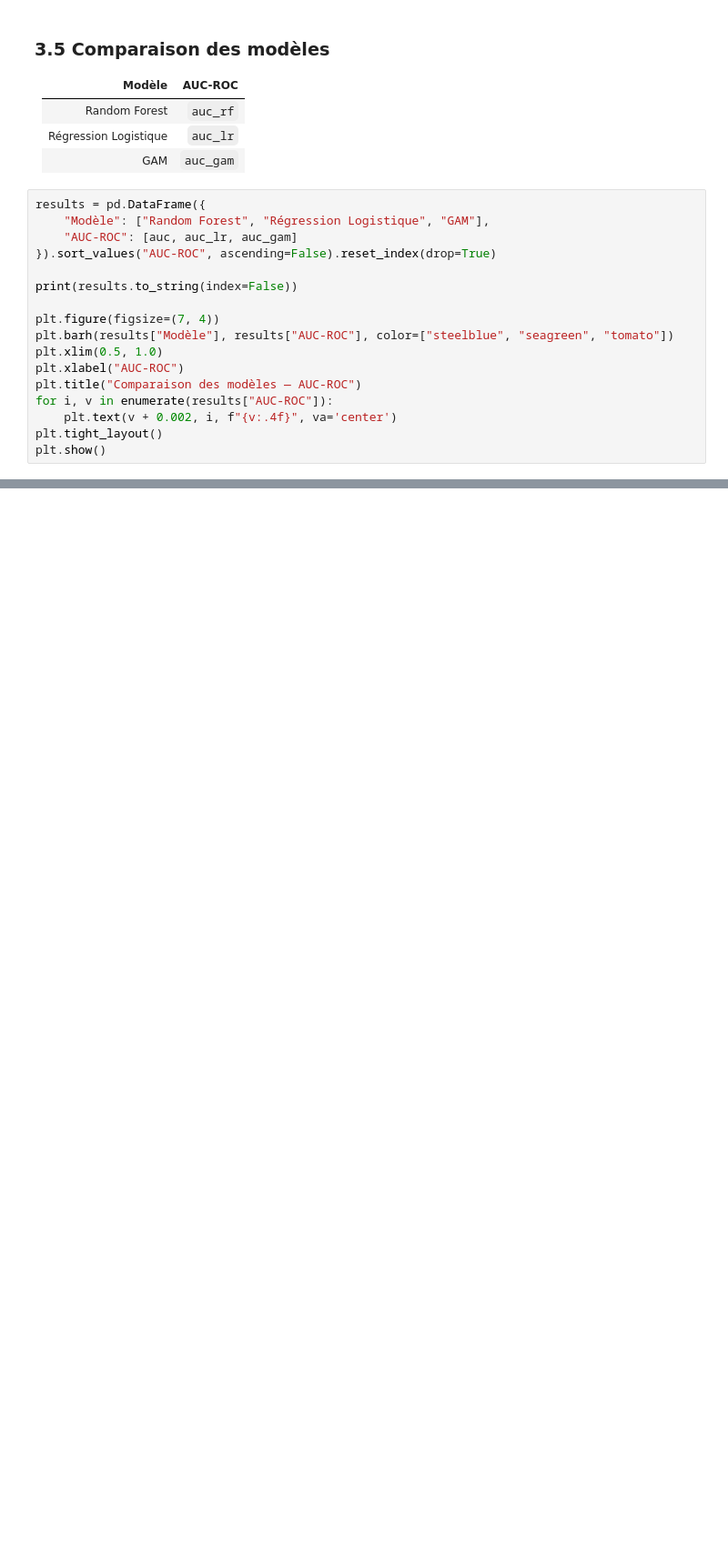
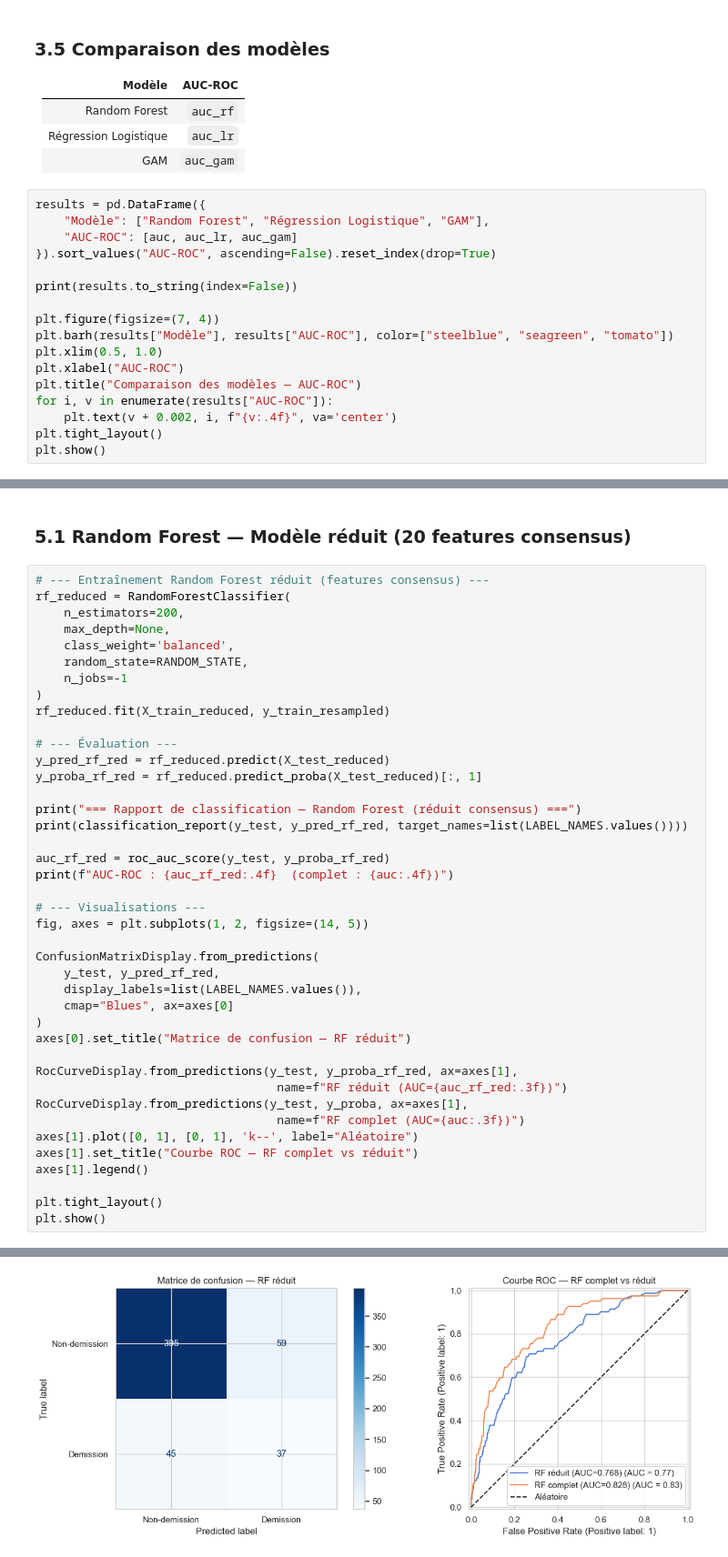
Before and after one commit to daphnemaschas/REXIA, a Jupyter notebook: notebooks/apprentissage.ipynb, the cells around one changed output, grey strips where cells are left out. Shown at 91% size. Drawn from its saved outputs; the diff is of its cells as text; blank space fills up the shorter version.

```diff
--- a/notebooks/apprentissage.ipynb
+++ b/notebooks/apprentissage.ipynb
@@ -445,0 +733,44 @@ plt.show()
+# %% [markdown]
+### 5.1 Random Forest — Modèle réduit (20 features consensus)
+# %%
+# --- Entraînement Random Forest réduit (features consensus) ---
+rf_reduced = RandomForestClassifier(
+    n_estimators=200,
+    max_depth=None,
+    class_weight='balanced',
+    random_state=RANDOM_STATE,
+    n_jobs=-1
+)
+rf_reduced.fit(X_train_reduced, y_train_resampled)
+
+# --- Évaluation ---
+y_pred_rf_red = rf_reduced.predict(X_test_reduced)
+y_proba_rf_red = rf_reduced.predict_proba(X_test_reduced)[:, 1]
+
+print("=== Rapport de classification — Random Forest (réduit consensus) ===")
+print(classification_report(y_test, y_pred_rf_red, target_names=list(LABEL_NAMES.values())))
+
+auc_rf_red = roc_auc_score(y_test, y_proba_rf_red)
+print(f"AUC-ROC : {auc_rf_red:.4f}  (complet : {auc:.4f})")
+
+# --- Visualisations ---
+fig, axes = plt.subplots(1, 2, figsize=(14, 5))
+
+ConfusionMatrixDisplay.from_predictions(
+    y_test, y_pred_rf_red,
+    display_labels=list(LABEL_NAMES.values()),
+    cmap="Blues", ax=axes[0]
+)
+axes[0].set_title("Matrice de confusion — RF réduit")
+
+RocCurveDisplay.from_predictions(y_test, y_proba_rf_red, ax=axes[1],
+                                  name=f"RF réduit (AUC={auc_rf_red:.3f})")
+RocCurveDisplay.from_predictions(y_test, y_proba, ax=axes[1],
+                                  name=f"RF complet (AUC={auc:.3f})")
+axes[1].plot([0, 1], [0, 1], 'k--', label="Aléatoire")
+axes[1].set_title("Courbe ROC — RF complet vs réduit")
+axes[1].legend()
+
+plt.tight_layout()
+plt.show()
+# %% [output]
@@ -445,0 +788 @@ plt.show()
+[figure, added]
```
Also changed, not shown: parts of 22 cells of this notebook, 1 other file.
